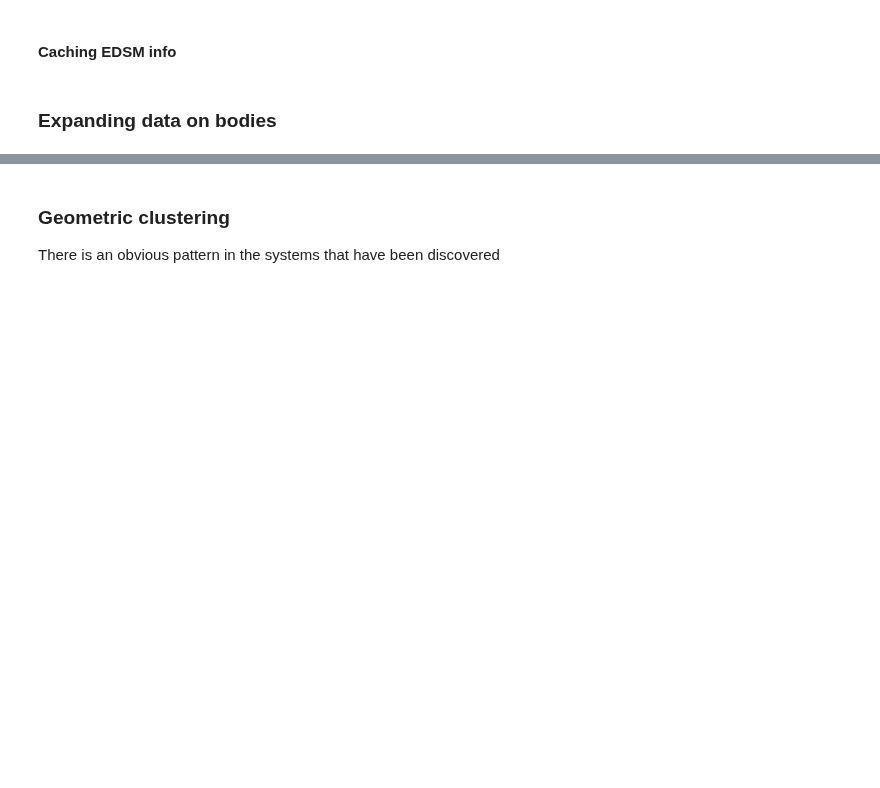
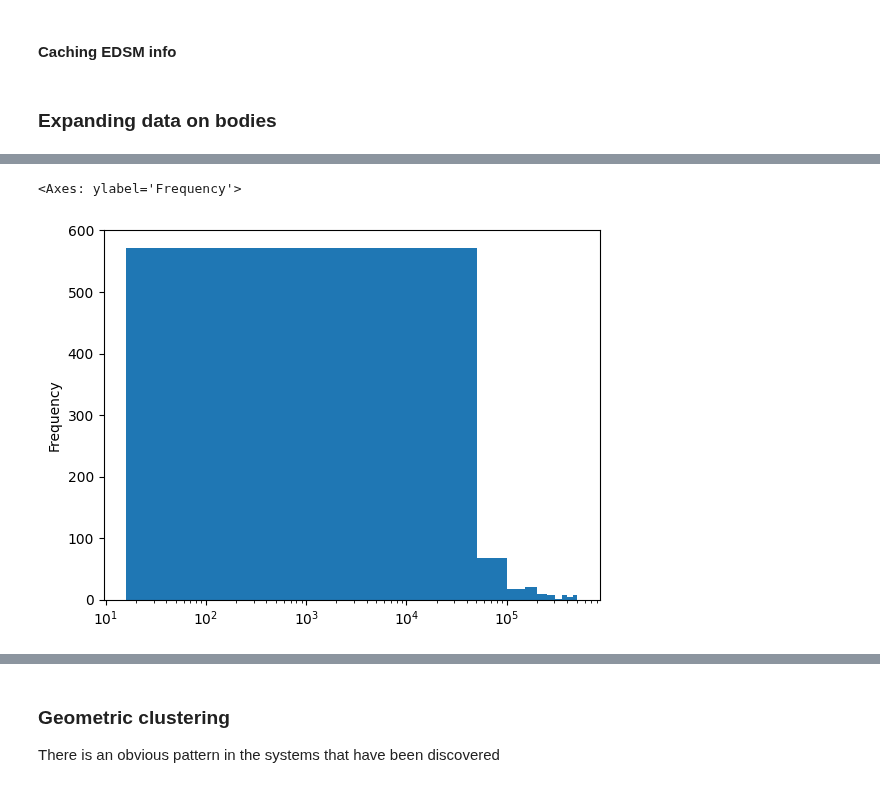
Before and after one commit to fenke/EDCompanion, a Jupyter notebook: ED-Data.ipynb, the cells around one changed output, grey strips where cells are left out. Drawn from its saved outputs; the diff is of its cells as text; code cells hidden in the pictures; blank space fills up the shorter version.

```diff
--- a/ED-Data.ipynb
+++ b/ED-Data.ipynb
@@ -907,0 +954,5 @@ df_soi.head(5)
+# %%
+df_soi['Distance To Arrival'].astype(float).plot(kind='hist', logx=True)
+# %% [output]
+<Axes: ylabel='Frequency'>
+[figure, added]
```
Also changed, not shown: parts of 37 cells of this notebook, 1 other file.
